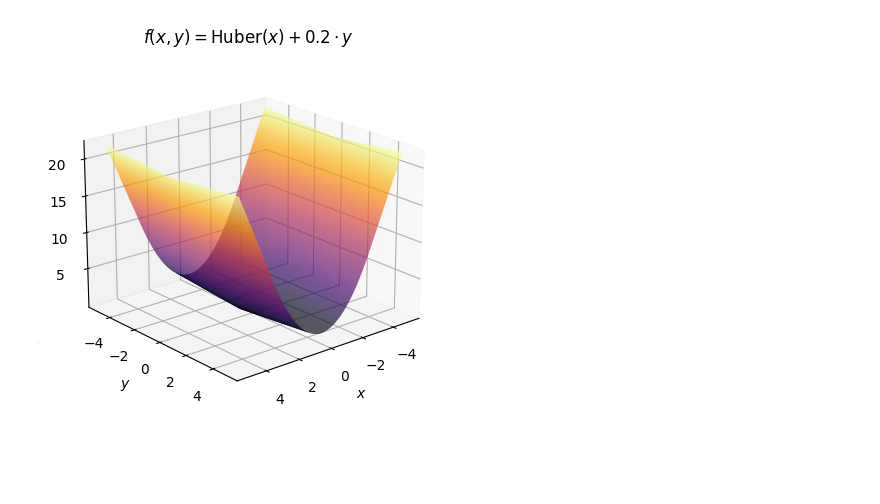
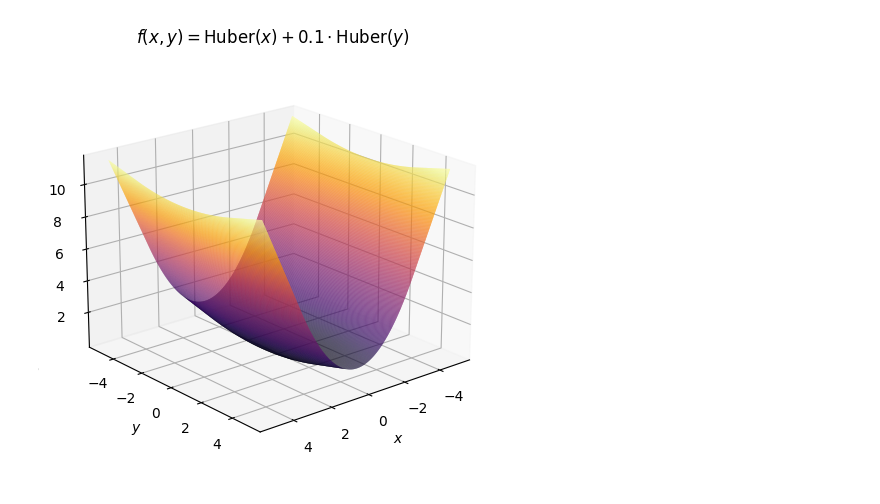
Before and after one commit to lxuechen/private-transformers, a Jupyter notebook: examples/classification/spectral_analysis/visuals.ipynb, the cells around one changed output. Cells and saved outputs as stored; diff of their text form; code cells hidden in the pictures; blank space fills up the shorter version.

Commit message:
Refine visuals.

```diff
--- a/examples/classification/spectral_analysis/visuals.ipynb
+++ b/examples/classification/spectral_analysis/visuals.ipynb
@@ -15,26 +15,38 @@ def l1(y: np.ndarray, gamma):
 
 def f(x, y, delta, gamma, alpha=1.):
     return huber(x, delta, alpha) + l1(y, gamma)
+
+def g(x, y, delta, alphax, alphay):
+    return huber(x, delta, alphax) + huber(y, delta, alphay)
+# %%
+gamma = 0.5
+alpha = 2.
+
+alphax = 1.
+alphay = 0.1  # Only change this.
+delta = 3.
 # %%
 x = np.linspace(-5, 5, 400)
 y = np.linspace(-5, 5, 400)
+
 # create grid
 X, Y = np.meshgrid(x, y)
-Z = f(X, Y, delta=3, gamma=0.2, alpha=2.)
+Z = g(X, Y, delta, alphax=alphax, alphay=alphay)
 # %%
 # create figure container
 fig = plt.figure()
 ax = plt.axes(projection='3d')
 # 3d contour plot
 ax.plot_surface(X, Y, Z, rstride=1, cstride=1, cmap='inferno')
 # set labels
 ax.set_xlabel('$x$')
 ax.set_ylabel('$y$')
 ax.set_zlabel('Loss with low-rank gradients $f(x,y)$')
 # set point of view, altitude and azimuthal axis
 ax.view_init(20, 50)
-plt.title("$f(x,y) = \\mathrm{Huber}(x) + 0.2 \\cdot y$")
+plt.title("$f(x,y) = \\mathrm{Huber}(x) + " + f"{alphay}" + " \\cdot \\mathrm{Huber}(y)$")
+plt.tight_layout()
 # save figure
 plt.savefig('3d_surface.png', dpi=300)
 # %% [output]
-[figure, old version]
+[figure, new version]
```
Also changed, not shown: 1 other file.
